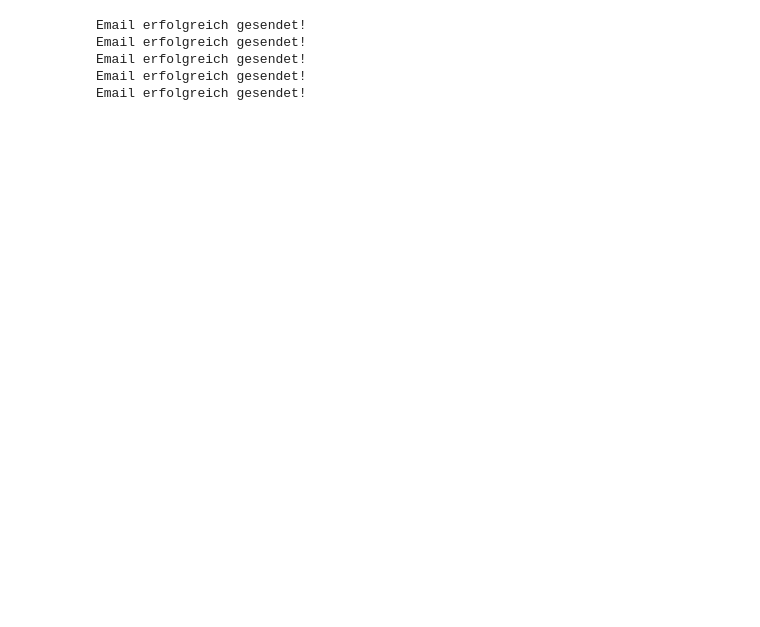
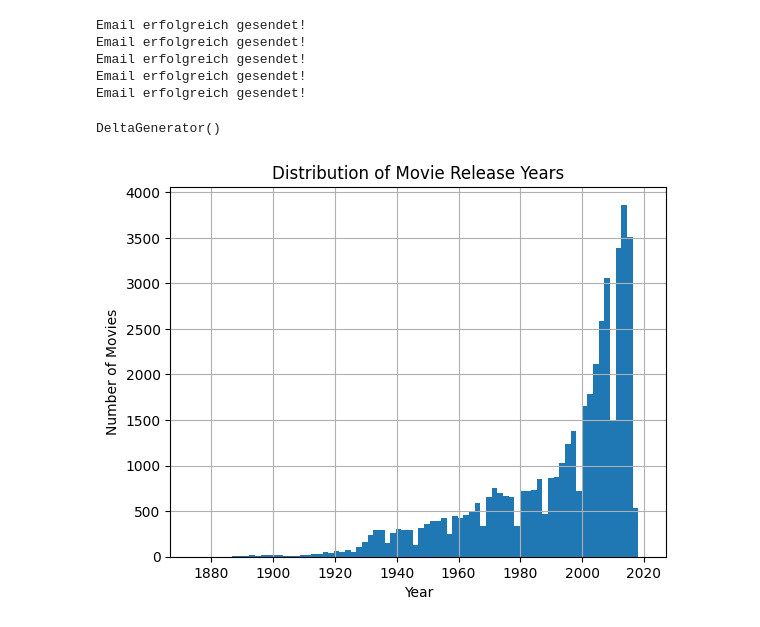
Before and after one commit to Hakan1998/Enterprise-AI-finalproject, a Jupyter notebook: Notify a user about events happening in your pipeline using Slack. AND Beginn Dashboard.ipynb, the cells around one changed output. Cells and saved outputs as stored; diff of their text form; code cells hidden in the pictures; blank space fills up the shorter version.

```diff
--- a/Notify a user about events happening in your pipeline using Slack. AND Beginn Dashboard.ipynb
+++ b/Notify a user about events happening in your pipeline using Slack. AND Beginn Dashboard.ipynb
@@ -342,3 +333,63 @@ Email erfolgreich gesendet!
 Email erfolgreich gesendet!
 Email erfolgreich gesendet!
 Email erfolgreich gesendet!
+# %%
+
+import streamlit as st
+import pandas as pd
+import matplotlib.pyplot as plt
+
+# Load the dataset
+df = pd.read_csv('/content/movies_metadata.csv', low_memory=False)  # low_memory=False, um DtypeWarning zu vermeiden
+movies_metadata = df
+
+# Set the title of the app
+st.title("Movies Metadata Dashboard")
+
+# Show raw data
+if st.checkbox("Show raw data"):
+    st.subheader("Raw Data")
+    st.write(movies_metadata.head(50))
+
+# Histogram of movie release years
+st.subheader("Histogram of Movie Release Years")
+movies_metadata['release_date'] = pd.to_datetime(movies_metadata['release_date'], errors='coerce')
+movies_metadata['release_year'] = movies_metadata['release_date'].dt.year
+
+fig, ax = plt.subplots()
+movies_metadata['release_year'].dropna().astype(int).hist(bins=80, ax=ax)
+ax.set_title("Distribution of Movie Release Years")
+ax.set_xlabel("Year")
+ax.set_ylabel("Number of Movies")
+st.pyplot(fig)
+
+# Show number of movies per year
+st.subheader("Number of Movies Released per Year")
+movies_per_year = movies_metadata['release_year'].value_counts().sort_index()
+st.line_chart(movies_per_year)
+
+# Top 10 highest budget movies
+st.subheader("Top 10 Highest Budget Movies")
+movies_metadata['budget'] = pd.to_numeric(movies_metadata['budget'], errors='coerce')
+top_budget_movies = movies_metadata.sort_values(by='budget', ascending=False).head(10)
+st.write(top_budget_movies[['title', 'budget']])
+
+# Average rating of movies by genre
+st.subheader("Average Rating by Genre")
+movies_metadata['vote_average'] = pd.to_numeric(movies_metadata['vote_average'], errors='coerce')
+movies_metadata['genres'] = movies_metadata['genres'].fillna('[]').apply(eval).apply(lambda x: [i['name'] for i in x] if isinstance(x, list) else [])
+all_genres = [genre for sublist in movies_metadata['genres'] for genre in sublist]
+unique_genres = list(set(all_genres))
+
+genre_ratings = {}
+for genre in unique_genres:
+    genre_movies = movies_metadata[movies_metadata['genres'].apply(lambda x: genre in x)]
+    genre_ratings[genre] = genre_movies['vote_average'].mean()
+
+genre_ratings = pd.Series(genre_ratings).sort_values(ascending=False)
+st.bar_chart(genre_ratings)
+
+# Run the app: streamlit run script_name.py
+# %% [output]
+DeltaGenerator()
+[figure, added]
```
Also changed, not shown: parts of 5 cells of this notebook.
